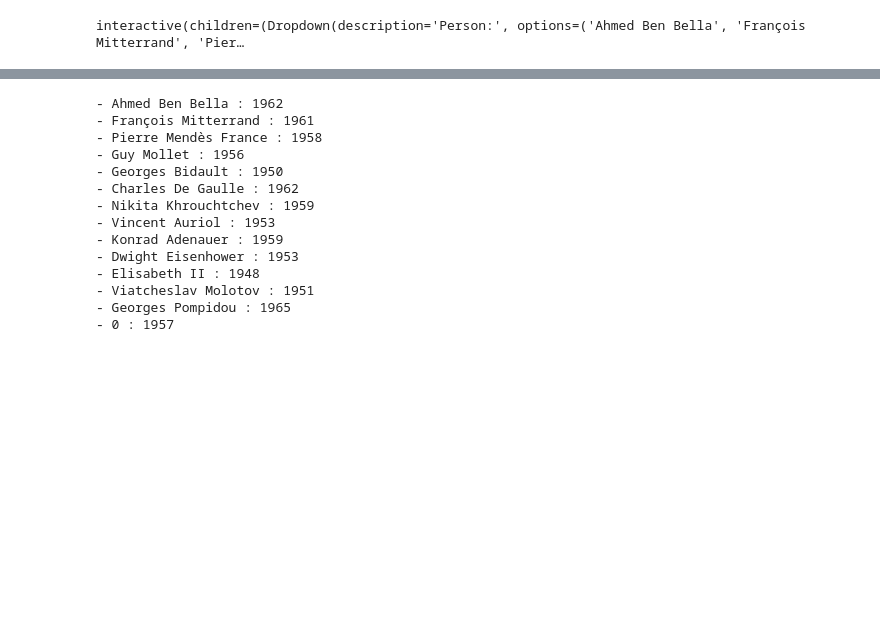
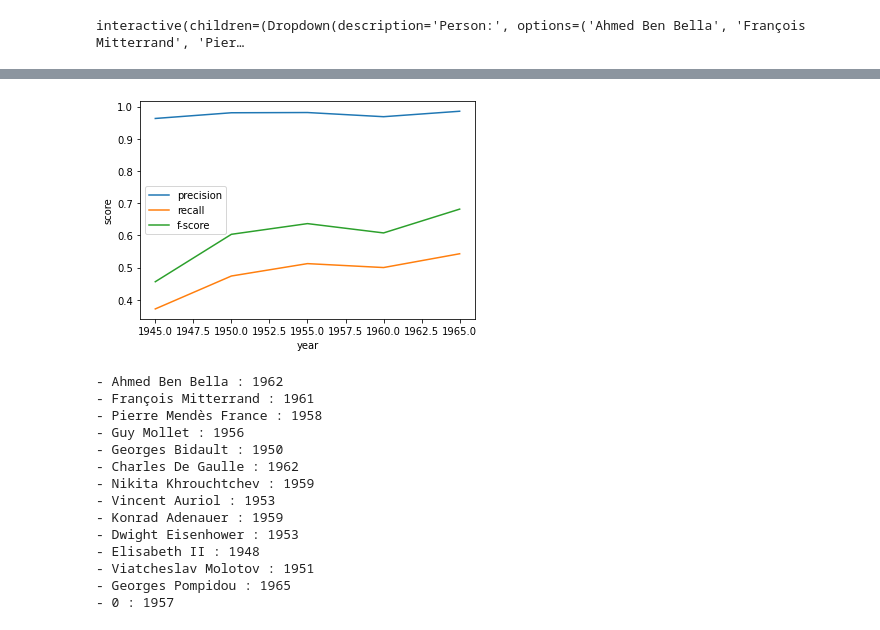
Before and after one commit to D2KLab/FaceRec, a Jupyter notebook: evaluation/evaluation_antract.ipynb, the cells around one changed output, grey strips where cells are left out. Saved outputs shown, nothing was run; the diff lists cells and outputs as text; code cells hidden in the pictures; blank space fills up the shorter version.

```diff
--- a/evaluation/evaluation_antract.ipynb
+++ b/evaluation/evaluation_antract.ipynb
@@ -189,3 +245,3 @@ show_metrics(0.5)
 # %%
 with open('plot/latex_antract.txt', 'w') as f:
-    show_metrics(0.6).to_latex(f, index=False)
+    show_metrics(0.5).to_latex(f, index=False)
@@ -222,3 +272,28 @@ interactive(children=(Dropdown(description='Person:', options=('Ahmed Ben Bella'
+# %%
+precision_year =[]
+recall_year =[]
+fscore_year =[]
+support_year =[]
+
+_range = np.arange(1945, 1970, 5)
+for year in _range:
+    p, r, f, support = compute_metrics(0.6, year)
+    precision_year.append(np.average(p[0:-1], weights=support[0:-1]))
+    recall_year.append(np.average(r[0:-1], weights=support[0:-1]))
+    fscore_year.append(np.average(f[0:-1], weights=support[0:-1]))
+    support_year.append(np.sum(f[0:-1]))
+# %%
+fig, ax = plt.subplots()  # Create a figure and an axes.
+ax.plot(_range, precision_year, label='precision')  # Plot some data on the axes.
+ax.plot(_range, recall_year, label='recall')  # Plot more data on the axes...
+ax.plot(_range, fscore_year, label='f-score')  # ... and some more.
+
+ax.set_xlabel('year')  # Add an x-label to the axes.
+ax.set_ylabel('score')  # Add a y-label to the axes.
+ax.legend()  # Add a legend
+plt.savefig('plot/antract_facerec_precision_year.pdf')
+# %% [output]
+[figure, added]
 # %%
 for x in df_dataset['label'].unique():
     d = filter_by('label')(x)
```
Also changed, not shown: parts of 24 cells of this notebook, 13 other files.
